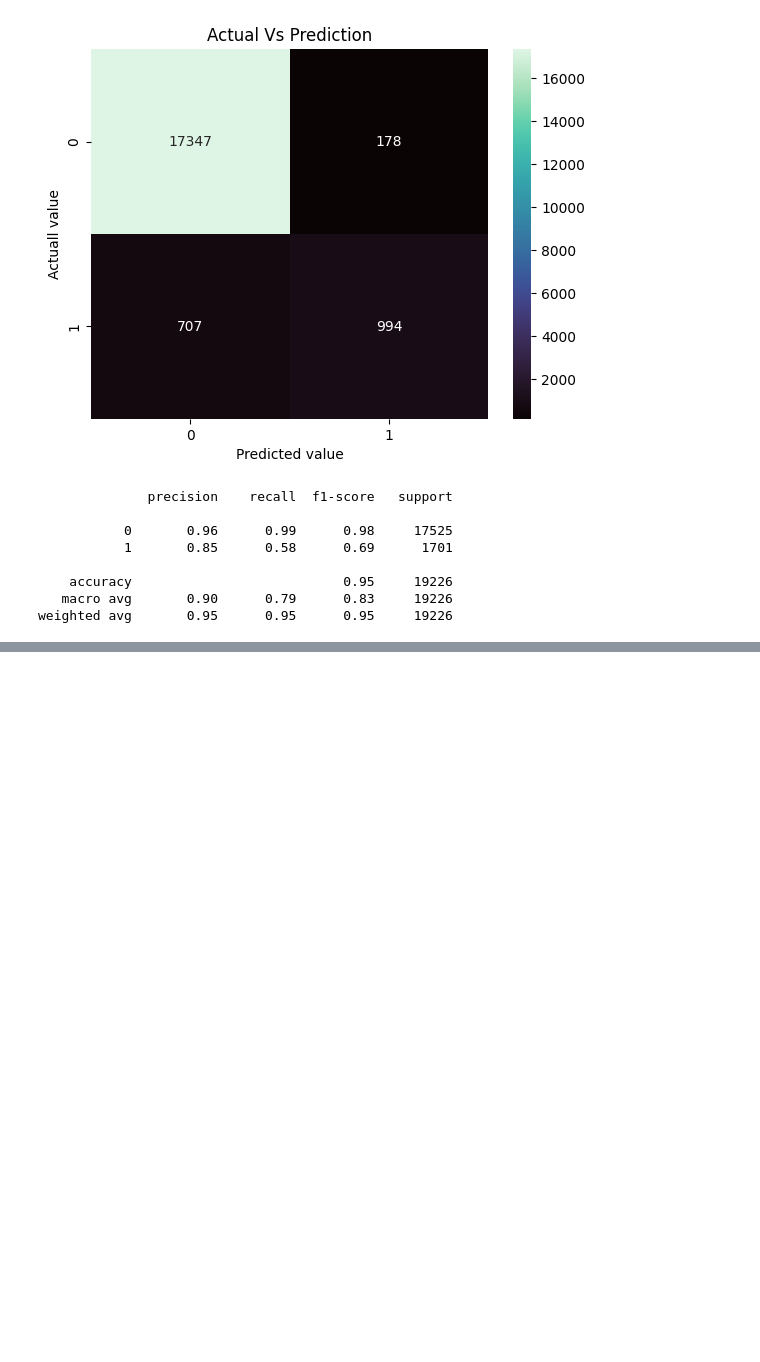
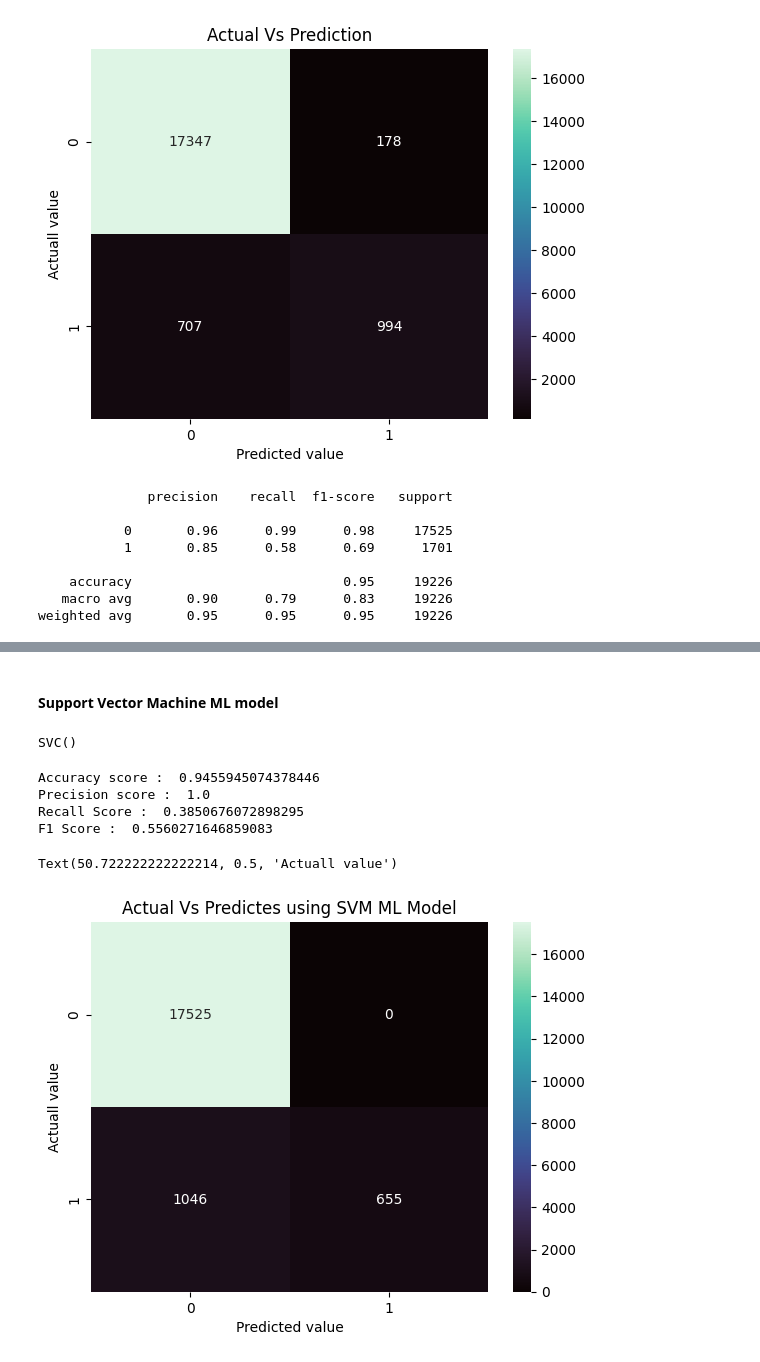
Before and after one commit to Maddox24425/Summer-Project, a Jupyter notebook: Project.ipynb, the cells around one changed output, grey strips where cells are left out. Cells and saved outputs as stored; diff of their text form; code cells hidden in the pictures; blank space fills up the shorter version.

```diff
--- a/Project.ipynb
+++ b/Project.ipynb
@@ -447,0 +485,30 @@ weighted avg       0.95      0.95      0.95     19226
+# %% [markdown]
+#### Support Vector Machine ML model
+# %%
+from sklearn.svm import SVC
+model_svc=SVC()
+model_svc.fit(X_train,y_train)
+# %% [output]
+SVC()
+# %%
+y_pred=model_svc.predict(X_test)
+# %%
+svc_score=accuracy_score(y_test,y_pred)
+print("Accuracy score : ",svc_score)
+print("Precision score : ",precision_score(y_test,y_pred))
+print("Recall Score : ",recall_score(y_test,y_pred))
+print("F1 Score : ",f1_score(y_test,y_pred))
+# %% [output]
+Accuracy score :  0.9455945074378446
+Precision score :  1.0
+Recall Score :  0.3850676072898295
+F1 Score :  0.5560271646859083
+# %%
+cm= confusion_matrix(y_test,y_pred)
+plt.title("Actual Vs Predictes using SVM ML Model")
+sns.heatmap(cm,annot=True,cmap="mako", fmt='d')
+plt.xlabel("Predicted value")
+plt.ylabel("Actuall value")
+# %% [output]
+Text(50.722222222222214, 0.5, 'Actuall value')
+[figure, added]
```
Also changed, not shown: parts of 45 cells of this notebook, 1 other file.
